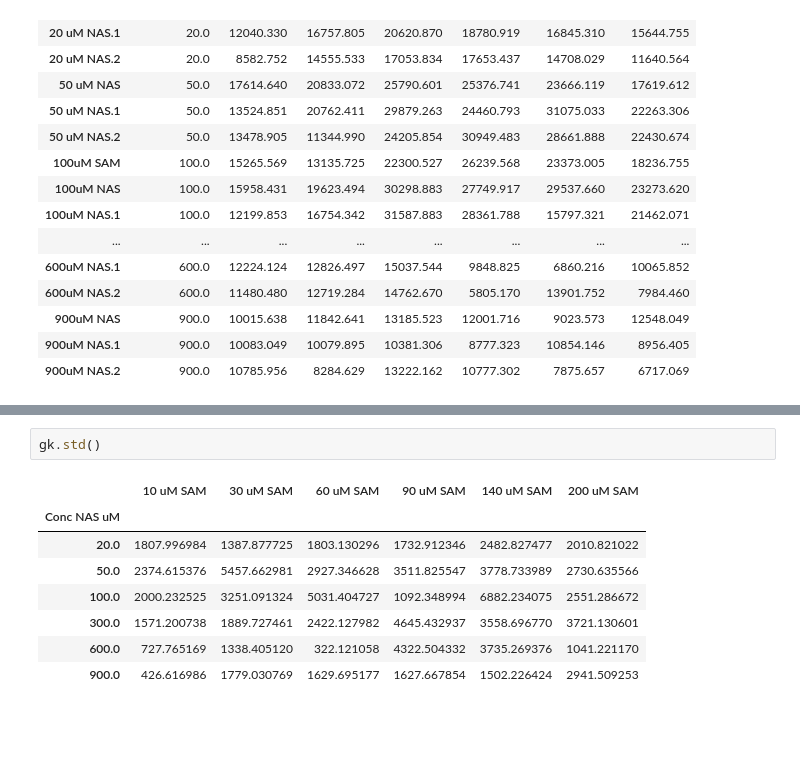
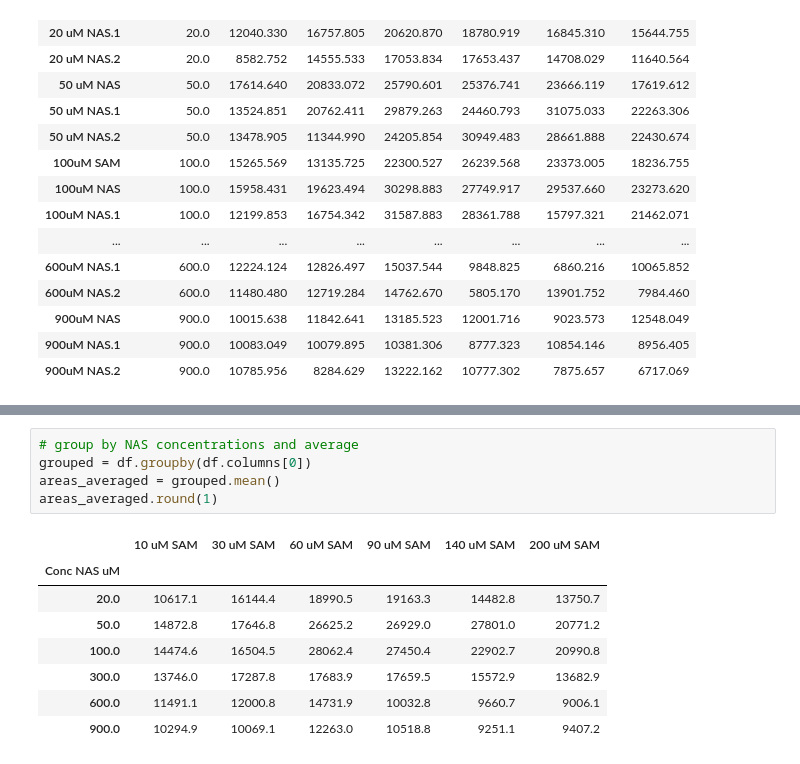
Before and after one commit to Qflow777/BiBi_enzyme_kinetics, a Jupyter notebook: BiBi_seq.ipynb, the cells around one changed output, grey strips where cells are left out. Drawn from its saved outputs; the diff is of its cells as text; blank space fills up the shorter version.

```diff
--- a/BiBi_seq.ipynb
+++ b/BiBi_seq.ipynb
@@ -319,11 +292,14 @@ gk.mean()
-# %%
-gk.std()
-# %% [output]
-|  | 10 uM SAM | 30 uM SAM | 60 uM SAM | 90 uM SAM | 140 uM SAM | 200 uM SAM |
-| Conc NAS uM |  |  |  |  |  |  |
-| 20.0 | 1807.996984 | 1387.877725 | 1803.130296 | 1732.912346 | 2482.827477 | 2010.821022 |
-| 50.0 | 2374.615376 | 5457.662981 | 2927.346628 | 3511.825547 | 3778.733989 | 2730.635566 |
-| 100.0 | 2000.232525 | 3251.091324 | 5031.404727 | 1092.348994 | 6882.234075 | 2551.286672 |
-| 300.0 | 1571.200738 | 1889.727461 | 2422.127982 | 4645.432937 | 3558.696770 | 3721.130601 |
-| 600.0 | 727.765169 | 1338.405120 | 322.121058 | 4322.504332 | 3735.269376 | 1041.221170 |
-| 900.0 | 426.616986 | 1779.030769 | 1629.695177 | 1627.667854 | 1502.226424 | 2941.509253 |
+# %%
+# group by NAS concentrations and average
+grouped = df.groupby(df.columns[0])
+areas_averaged = grouped.mean()
+areas_averaged.round(1)
+# %% [output]
+|  | 10 uM SAM | 30 uM SAM | 60 uM SAM | 90 uM SAM | 140 uM SAM | 200 uM SAM |
+| Conc NAS uM |  |  |  |  |  |  |
+| 20.0 | 10617.1 | 16144.4 | 18990.5 | 19163.3 | 14482.8 | 13750.7 |
+| 50.0 | 14872.8 | 17646.8 | 26625.2 | 26929.0 | 27801.0 | 20771.2 |
+| 100.0 | 14474.6 | 16504.5 | 28062.4 | 27450.4 | 22902.7 | 20990.8 |
+| 300.0 | 13746.0 | 17287.8 | 17683.9 | 17659.5 | 15572.9 | 13682.9 |
+| 600.0 | 11491.1 | 12000.8 | 14731.9 | 10032.8 | 9660.7 | 9006.1 |
+| 900.0 | 10294.9 | 10069.1 | 12263.0 | 10518.8 | 9251.1 | 9407.2 |
```
Also changed, not shown: parts of 7 cells of this notebook.
